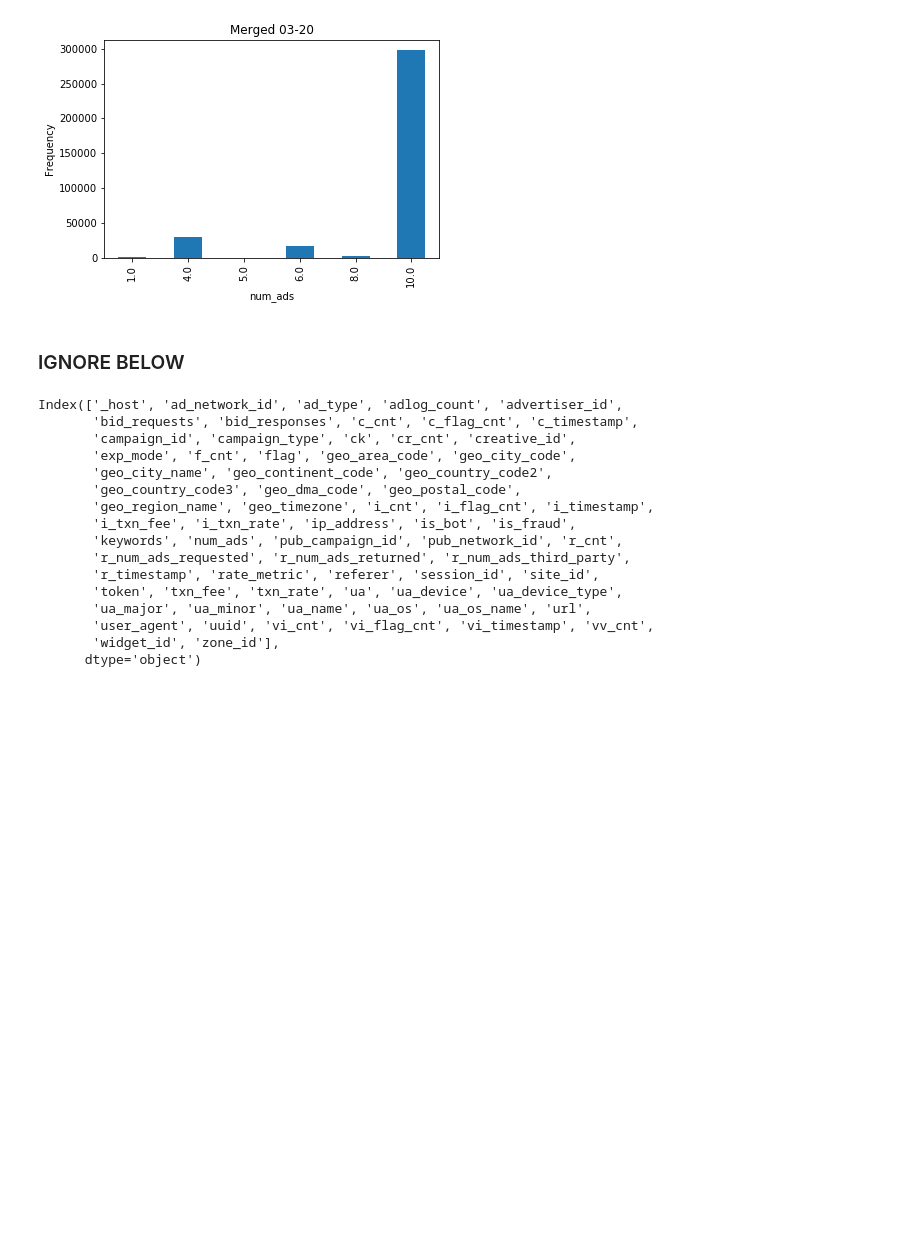
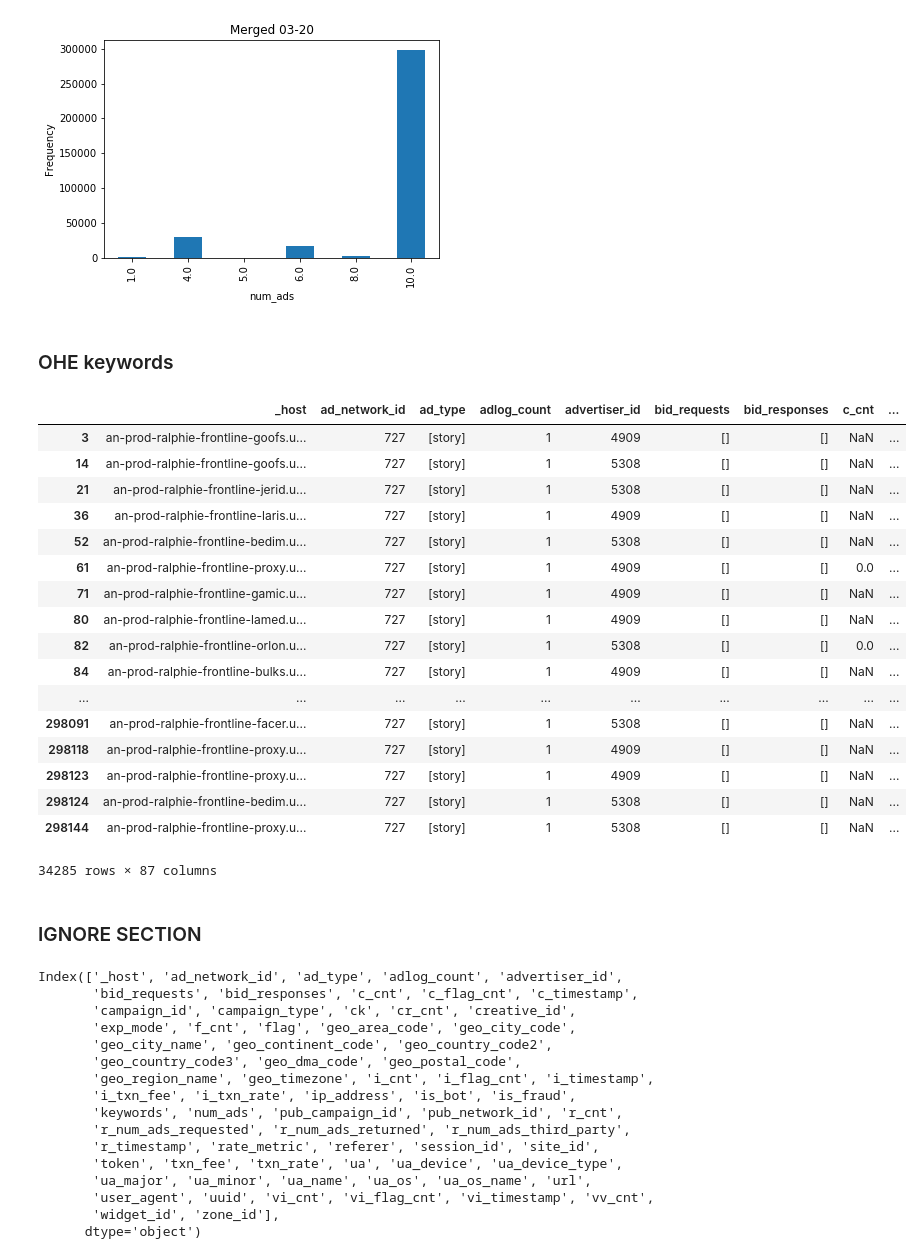
Before and after one commit to learning-machine-learning/polymorph-ua, a Jupyter notebook: polymorph-matt/final/EDA.ipynb, the cells around one changed output. Saved outputs shown, nothing was run; the diff lists cells and outputs as text; code cells hidden in the pictures; blank space fills up the shorter version.

Commit message:
Added OHE keywords function.

```diff
--- a/polymorph-matt/final/EDA.ipynb
+++ b/polymorph-matt/final/EDA.ipynb
@@ -149,8 +169,54 @@ graph_numads(table20, "Merged 03-20")
 [figure]
 [figure]
 [figure]
+# %% [markdown]
+### OHE keywords
+# %%
+def add_keywords(table):
+    nonemptykeywords = table[table['keywords'] != ''] # this pulls out all of the user rows
+    keywords = nonemptykeywords['keywords'] # pulls out only keywords column
+
+    cols_append = {}
+
+    # We manually aggregate values because every cell value contains a string with potentially multiple keywords
+    curr_len = 0
+    for elem in keywords:
+        for key in cols_append.keys():
+            cols_append[key].append(0)
+        words = elem.split(',')
+        for word in words:
+            if word in cols_append.keys():
+                cols_append[word][-1] = 1
+            else:
+                cols_append[word] = [0] * curr_len + [1]
+        curr_len += 1
+
+    df_append = pd.DataFrame(cols_append)
+    df_appendto = nonemptykeywords.drop(['keywords'], axis=1)
+    return df_appendto.join(df_append)
+
+add_keywords(table00)
+# %% [output]
+|  | _host | ad_network_id | ad_type | adlog_count | advertiser_id | bid_requests | bid_responses | c_cnt | ... |
+| 3 | an-prod-ralphie-frontline-goofs.u... | 727 | [story] | 1 | 4909 | [] | [] | NaN | ... |
+| 14 | an-prod-ralphie-frontline-goofs.u... | 727 | [story] | 1 | 5308 | [] | [] | NaN | ... |
+| 21 | an-prod-ralphie-frontline-jerid.u... | 727 | [story] | 1 | 5308 | [] | [] | NaN | ... |
+| 36 | an-prod-ralphie-frontline-laris.u... | 727 | [story] | 1 | 4909 | [] | [] | NaN | ... |
+| 52 | an-prod-ralphie-frontline-bedim.u... | 727 | [story] | 1 | 5308 | [] | [] | NaN | ... |
+| 61 | an-prod-ralphie-frontline-proxy.u... | 727 | [story] | 1 | 4909 | [] | [] | 0.0 | ... |
+| 71 | an-prod-ralphie-frontline-gamic.u... | 727 | [story] | 1 | 4909 | [] | [] | NaN | ... |
+| 80 | an-prod-ralphie-frontline-lamed.u... | 727 | [story] | 1 | 4909 | [] | [] | NaN | ... |
+| 82 | an-prod-ralphie-frontline-orlon.u... | 727 | [story] | 1 | 5308 | [] | [] | 0.0 | ... |
+| 84 | an-prod-ralphie-frontline-bulks.u... | 727 | [story] | 1 | 4909 | [] | [] | NaN | ... |
+| ... | ... | ... | ... | ... | ... | ... | ... | ... | ... |
+| 298091 | an-prod-ralphie-frontline-facer.u... | 727 | [story] | 1 | 5308 | [] | [] | NaN | ... |
+| 298118 | an-prod-ralphie-frontline-proxy.u... | 727 | [story] | 1 | 4909 | [] | [] | NaN | ... |
+| 298123 | an-prod-ralphie-frontline-proxy.u... | 727 | [story] | 1 | 4909 | [] | [] | NaN | ... |
+| 298124 | an-prod-ralphie-frontline-bedim.u... | 727 | [story] | 1 | 5308 | [] | [] | NaN | ... |
+| 298144 | an-prod-ralphie-frontline-proxy.u... | 727 | [story] | 1 | 5308 | [] | [] | NaN | ... |
+34285 rows × 87 columns
 # %% [markdown]
-### IGNORE BELOW
+### IGNORE SECTION
 # %%
 small.columns
 # %% [output]
```
Also changed, not shown: parts of 4 cells of this notebook.
